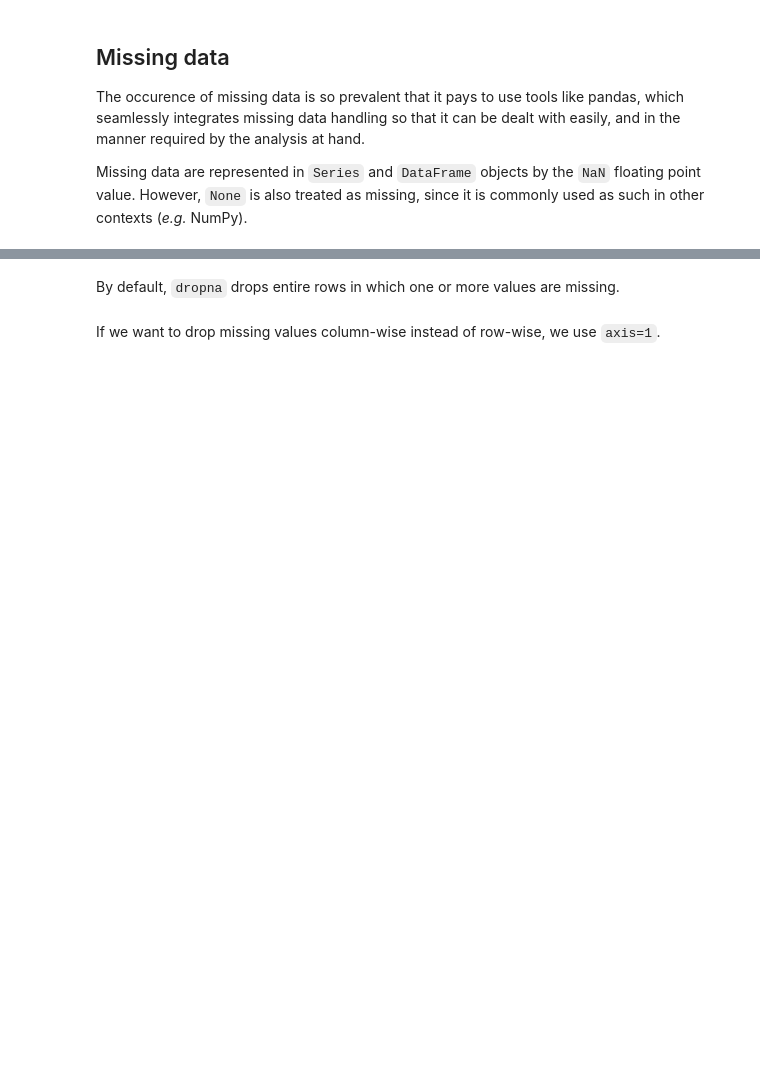
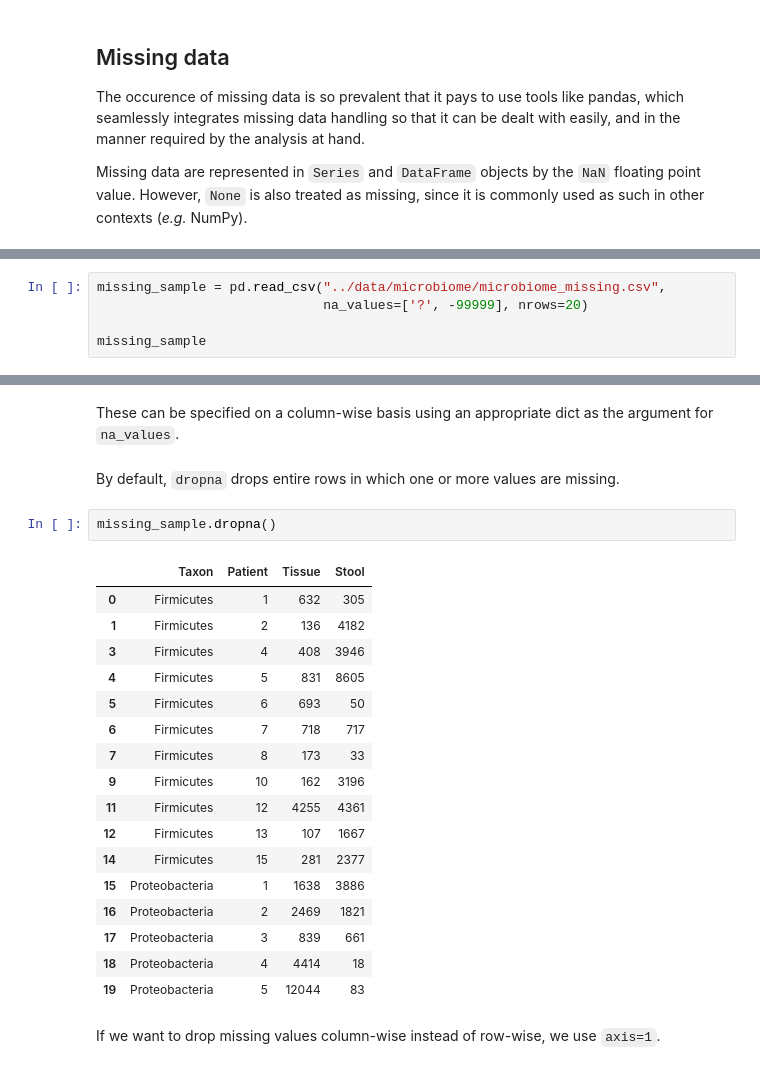
Before and after one commit to fonnesbeck/scipy2015_tutorial, a Jupyter notebook: notebooks/1. Data Preparation.ipynb, the cells around one changed output, grey strips where cells are left out. Saved outputs shown, nothing was run; the diff lists cells and outputs as text; blank space fills up the shorter version.

```diff
--- a/notebooks/1. Data Preparation.ipynb
+++ b/notebooks/1. Data Preparation.ipynb
@@ -1107,0 +1203,5 @@ Missing data are represented in `Series` and `DataFrame` objects by the `NaN` fl
+# %%
+missing_sample = pd.read_csv("../data/microbiome/microbiome_missing.csv",
+                             na_values=['?', -99999], nrows=20)
+
+missing_sample
@@ -1108,4 +1226,26 @@ Missing data are represented in `Series` and `DataFrame` objects by the `NaN` fl
+# %% [markdown]
+These can be specified on a column-wise basis using an appropriate dict as the argument for `na_values`.
 # %% [markdown]
 By default, `dropna` drops entire rows in which one or more values are missing.
+# %%
+missing_sample.dropna()
+# %% [output]
+|  | Taxon | Patient | Tissue | Stool |
+| 0 | Firmicutes | 1 | 632 | 305 |
+| 1 | Firmicutes | 2 | 136 | 4182 |
+| 3 | Firmicutes | 4 | 408 | 3946 |
+| 4 | Firmicutes | 5 | 831 | 8605 |
+| 5 | Firmicutes | 6 | 693 | 50 |
+| 6 | Firmicutes | 7 | 718 | 717 |
+| 7 | Firmicutes | 8 | 173 | 33 |
+| 9 | Firmicutes | 10 | 162 | 3196 |
+| 11 | Firmicutes | 12 | 4255 | 4361 |
+| 12 | Firmicutes | 13 | 107 | 1667 |
+| 14 | Firmicutes | 15 | 281 | 2377 |
+| 15 | Proteobacteria | 1 | 1638 | 3886 |
+| 16 | Proteobacteria | 2 | 2469 | 1821 |
+| 17 | Proteobacteria | 3 | 839 | 661 |
+| 18 | Proteobacteria | 4 | 4414 | 18 |
+| 19 | Proteobacteria | 5 | 12044 | 83 |
 # %% [markdown]
 If we want to drop missing values column-wise instead of row-wise, we use `axis=1`.
```
Also changed, not shown: parts of 97 cells of this notebook.
